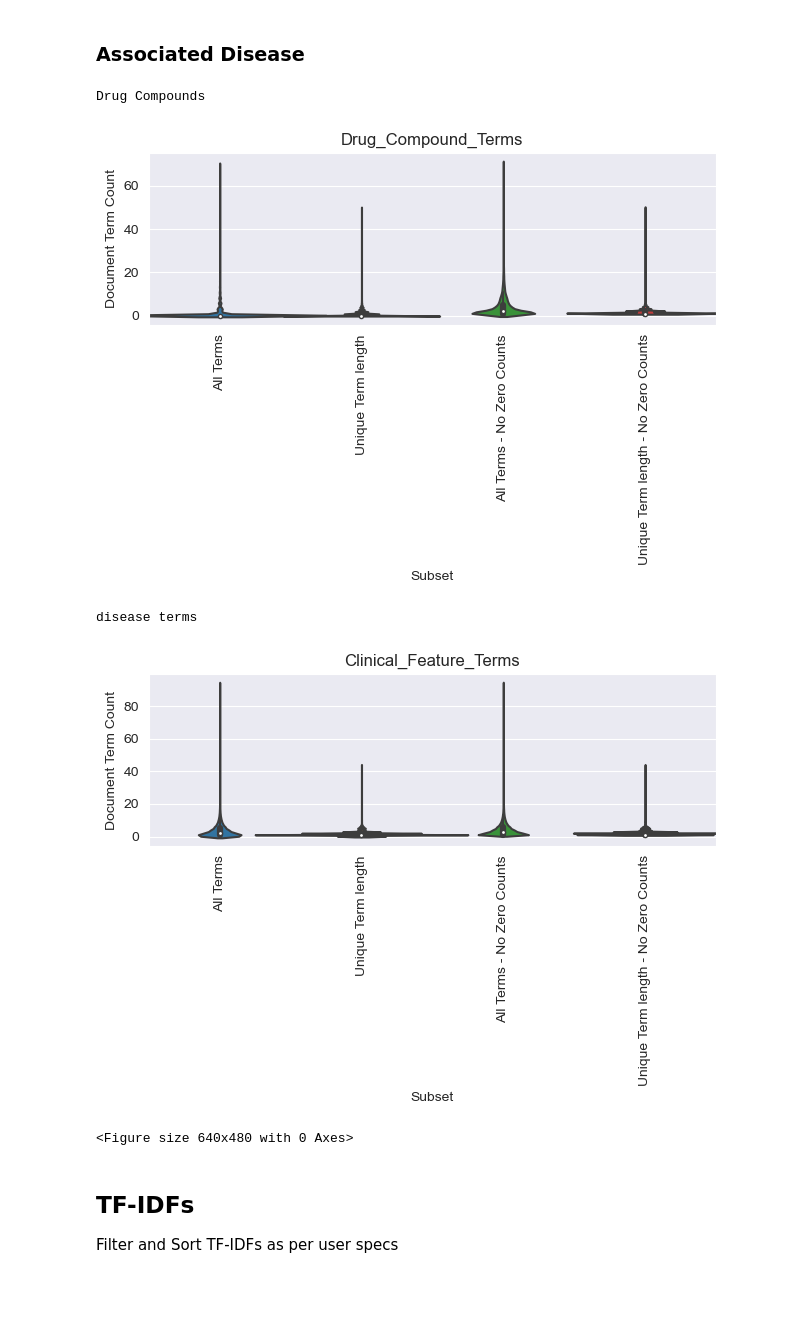
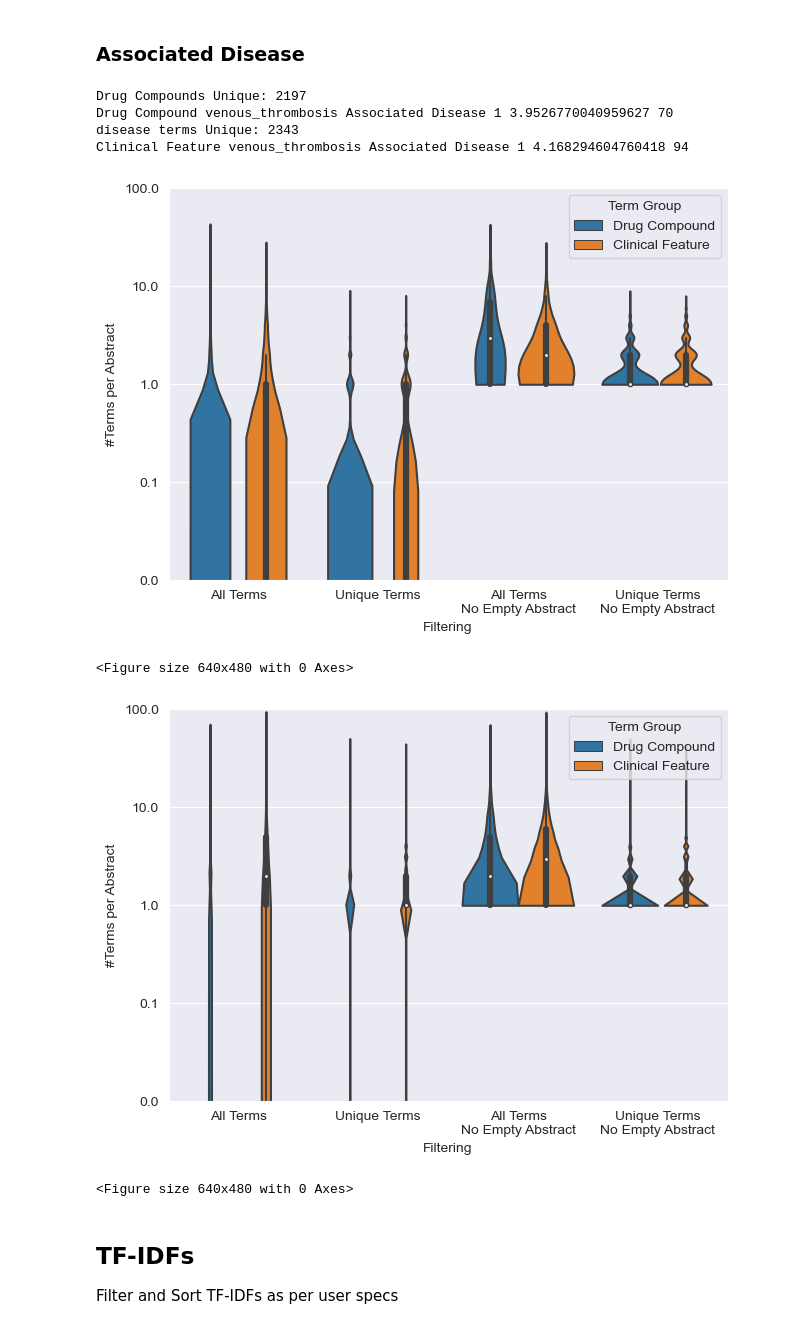
Before and after one commit to dansteiert/PubDigest, a Jupyter notebook: misc/Rebuttal_Tasks.ipynb, the cells around one changed output. Drawn from its saved outputs; the diff is of its cells as text; code cells hidden in the pictures; blank space fills up the shorter version.

Commit message:
Update to new Dataset 12.07.2024

```diff
--- a/misc/Rebuttal_Tasks.ipynb
+++ b/misc/Rebuttal_Tasks.ipynb
@@ -164,14 +168,14 @@ drug_list_list = df_query["medical_terms_clean_text"].tolist()
 disease_list_list = df_query["disease_terms_clean_text"].tolist()
 
 print("Drug Compounds", "Unique:", len({j for i in drug_list_list for j in i}))
-term_length_dict_list.extend(mean_std_counts(drug_list_list, group="Drug_Compound_Terms", prefix=query_phrase, dataset_category="Query Phrase"))
+term_length_dict_list.extend(mean_std_counts(drug_list_list, group="Drug Compound", prefix=query_phrase, dataset_category="Query Phrase"))
 print("disease terms", "Unique:", len({j for i in disease_list_list for j in i}))
-term_length_dict_list.extend(mean_std_counts(disease_list_list, group="Clinical_Feature_Terms", prefix=query_phrase, dataset_category="Query Phrase"))
+term_length_dict_list.extend(mean_std_counts(disease_list_list, group="Clinical Feature", prefix=query_phrase, dataset_category="Query Phrase"))
 drug_terms = {j for i in drug_list_list for j in i}
 clinical_Feature_terms = {j for i in disease_list_list for j in i}
 df_special_terms = pd.DataFrame(data={"Term Category": [*["Drug Compound Terms" for i in drug_terms],
                                                          *["Clinical Feature Terms" for i in clinical_Feature_terms]],
                                    "Term": [*drug_terms, *clinical_Feature_terms]})
-df_special_terms.to_csv(os.path.join(target_path, f"{query_phrase}_Special_Terms.csv"))
+df_special_terms.to_csv(os.path.join(target_path, f"{query_phrase}_Special_Terms.tsv"), decimal=",", sep="\t")
 # %% [output]
 Drug Compounds Unique: 188
@@ -186,21 +189,20 @@ term_list = df_associated_disease["clean_text"].tolist()
 drug_list_list = df_associated_disease["medical_terms_clean_text"].tolist()
 disease_list_list = df_associated_disease["disease_terms_clean_text"].tolist()
 
-print("Drug Compounds")
-term_length_dict_list.extend(mean_std_counts(drug_list_list, group="Drug_Compound_Terms", prefix=associated_disease, dataset_category="Associated Disease"))
-print("disease terms")
-term_length_dict_list.extend(mean_std_counts(disease_list_list, group="Clinical_Feature_Terms", prefix=associated_disease, dataset_category="Associated Disease"))
+print("Drug Compounds",  "Unique:", len({j for i in drug_list_list for j in i}))
+term_length_dict_list.extend(mean_std_counts(drug_list_list, group="Drug Compound", prefix=associated_disease, dataset_category="Associated Disease"))
+print("disease terms",  "Unique:", len({j for i in disease_list_list for j in i}))
+term_length_dict_list.extend(mean_std_counts(disease_list_list, group="Clinical Feature", prefix=associated_disease, dataset_category="Associated Disease"))
 drug_terms = {j for i in drug_list_list for j in i}
 clinical_Feature_terms = {j for i in disease_list_list for j in i}
 df_special_terms = pd.DataFrame(data={"Term Category": [*["Drug Compound Terms" for i in drug_terms],
                                                          *["Clinical Feature Terms" for i in clinical_Feature_terms]],
                                    "Term": [*drug_terms, *clinical_Feature_terms]})
-df_special_terms.to_csv(os.path.join(target_path, f"{associated_disease}_Special_Terms.csv"))
+df_special_terms.to_csv(os.path.join(target_path, f"{associated_disease}_Special_Terms.tsv"), decimal=",", sep="\t")
 # %% [output]
-Drug Compounds
+Drug Compounds Unique: 2197
+Drug Compound venous_thrombosis Associated Disease 1 3.9526770040959627 70
+disease terms Unique: 2343
+Clinical Feature venous_thrombosis Associated Disease 1 4.168294604760418 94
-[figure, removed]
-disease terms
-[figure, removed]
-<Figure size 640x480 with 0 Axes>
 # %%
 df_term_length_distribution = pd.DataFrame(term_length_dict_list)
@@ -207,0 +211,51 @@ df_term_length_distribution.to_csv(os.path.join(target_path, "Term_length_distri
+# %%
+df_melt_explode = df_term_length_distribution.explode(column="#Terms per Abstract")
+# df_melt_explode = df_term_length_distribution[df_term_length_distribution["Dataset Category"]== "Query Phrase"].explode(column="term length vector")
+df_melt_explode["#Terms per Abstract"] = pd.to_numeric(df_melt_explode["#Terms per Abstract"])
+# %%
+ax = sns.violinplot(data=df_melt_explode[df_melt_explode["Dataset Name"]==query_phrase], #kind="violin", margine_titles=True,
+                    hue="Term Group", split=False, cut=False,
+                    x="Filtering", y="#Terms per Abstract", density_norm="count")
+plt.ylim(0, 10**2)
+
+# plt.grid("minor")
+plt.tight_layout()
+
+plt.savefig(os.path.join(target_path, f"{query_phrase}_Abstract_Term_length_distributions.png"), dpi=400)
+
+plt.ylim(10**-2, 10**2)
+plt.gca().set_yscale("log")
+# plt.yscale("log")
+plt.gca().get_yaxis().set_major_formatter(matplotlib.ticker.ScalarFormatter())
+plt.savefig(os.path.join(target_path, f"{query_phrase}_Abstract_Term_length_distributions_logy.png"), dpi=400)
+
+
+plt.show()
+plt.clf()
+# %% [output]
+[figure, added]
+<Figure size 640x480 with 0 Axes>
+# %%
+ax = sns.violinplot(data=df_melt_explode[df_melt_explode["Dataset Name"]==associated_disease], #kind="violin", margine_titles=True,
+                    hue="Term Group", split=False, cut=False,
+                    x="Filtering", y="#Terms per Abstract", density_norm="count")
+plt.ylim(0, 10**2)
+
+# plt.grid("minor")
+plt.tight_layout()
+
+plt.savefig(os.path.join(target_path, f"{associated_disease}_Abstract_Term_length_distributions.png"), dpi=400)
+
+plt.ylim(10**-2, 10**2)
+plt.gca().set_yscale("log")
+# plt.yscale("log")
+plt.gca().get_yaxis().set_major_formatter(matplotlib.ticker.ScalarFormatter())
+
+plt.savefig(os.path.join(target_path, f"{associated_disease}_Abstract_Term_length_distributions_logy.png"), dpi=400)
+
+
+plt.show()
+plt.clf()
+# %% [output]
+[figure, added]
+<Figure size 640x480 with 0 Axes>
```
Also changed, not shown: parts of 31 cells of this notebook, 3 other files.
